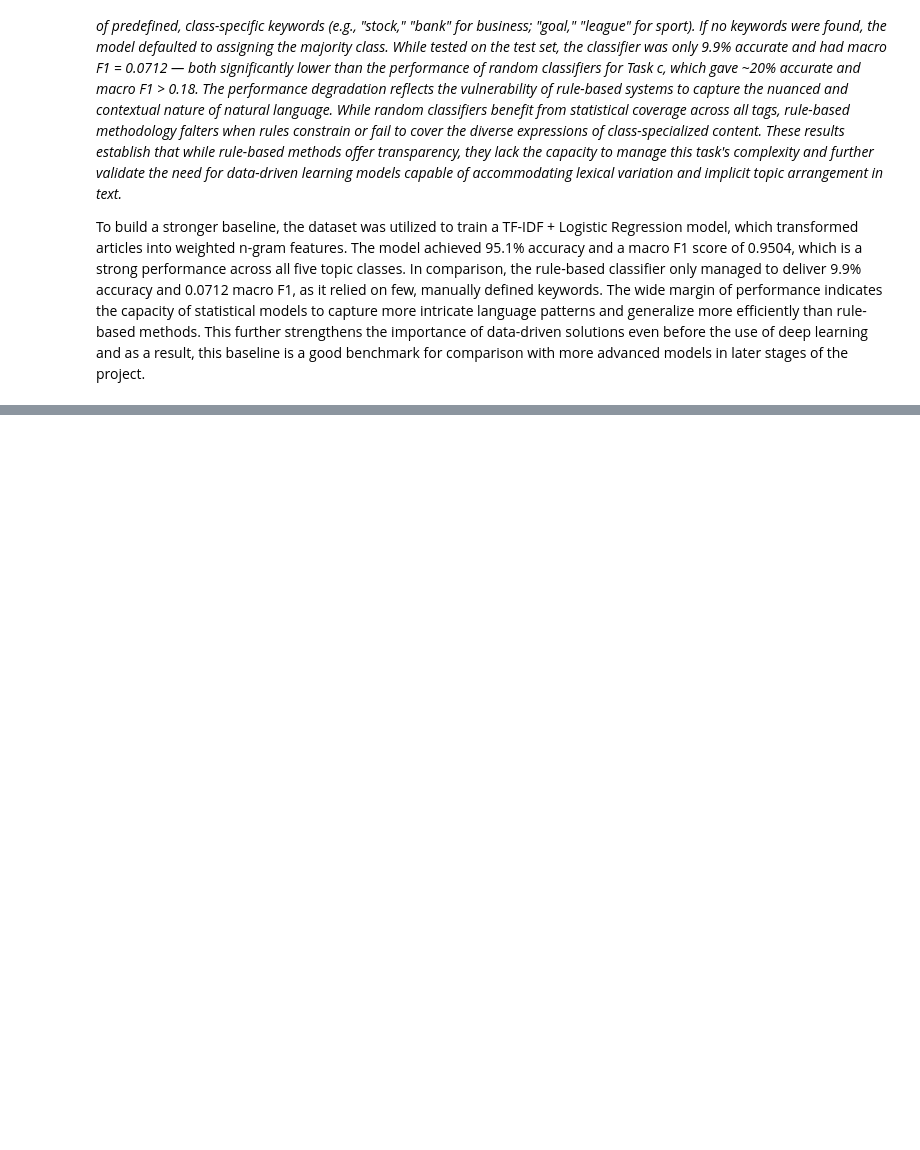
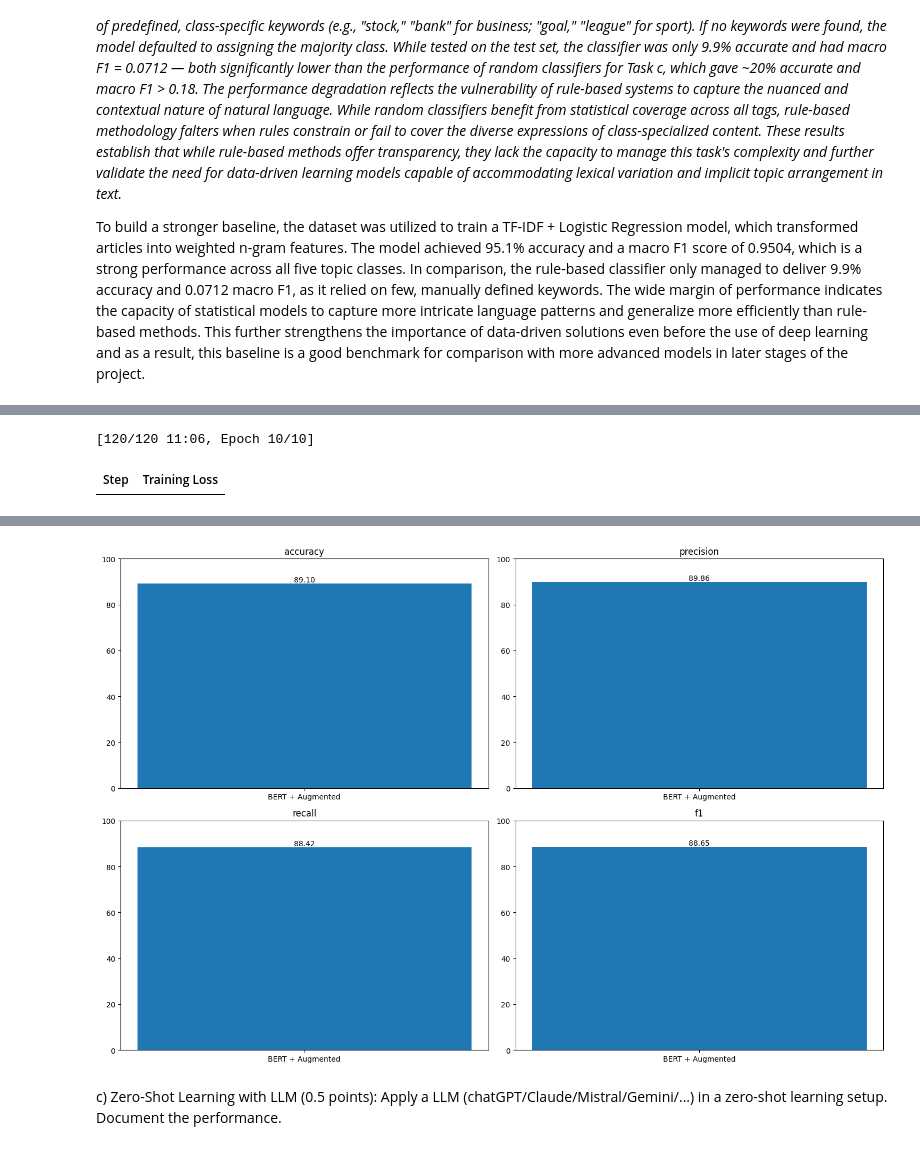
Before and after one commit to mjaleman02/AdvancedNLP_BBCnews, a Jupyter notebook: NLPfinal_bbcnews.ipynb, the cells around one changed output, grey strips where cells are left out. Cells and saved outputs as stored; diff of their text form; code cells hidden in the pictures; blank space fills up the shorter version.

```diff
--- a/NLPfinal_bbcnews.ipynb
+++ b/NLPfinal_bbcnews.ipynb
@@ -614,0 +757,70 @@ To build a stronger baseline, the dataset was utilized to train a TF-IDF + Logis
+# %%
+# Initialize synonym augmenter
+aug = naw.SynonymAug(aug_src="wordnet")
+
+# Generate 2 augmented versions per original text
+augmented_texts = []
+augmented_labels = []
+
+for example in labeled_dataset_32:
+    text = example['text']
+    label = example['label']
+
+    # Original text
+    augmented_texts.append(text)
+    augmented_labels.append(label)
+
+    # 2 aumented texts using synonyms
+    for _ in range(2):
+        try:
+            augmented = aug.augment(text)
+        except:
+            augmented = text  # Fallback if augmentation fails
+        augmented_texts.append(augmented)
+        augmented_labels.append(label)
+
+# Buils augmented dataset
+aug_dataset = Dataset.from_dict({
+    "text": augmented_texts,
+    "label": augmented_labels
+})
+
+# Tokenization using BertTokenizer
+train_dataset_tok_aug = aug_dataset.map(tokenize, batched=True)
+
+# Load BERT model for sequence classification
+model = AutoModelForSequenceClassification.from_pretrained("bert-base-uncased", num_labels=5)
+
+# Training setup
+training_args = TrainingArguments(
+    output_dir="./results_part_b",
+    learning_rate=2e-5,
+    per_device_train_batch_size=8,
+    num_train_epochs=10,
+    weight_decay=0.01,
+    logging_dir="./logs",
+    save_strategy="no"
+)
+
+# Trainer
+trainer = Trainer(
+    model=model,
+    args=training_args,
+    train_dataset=train_dataset_tok_aug,
+    eval_dataset=test_dataset_tok,
+    tokenizer=tokenizer
+)
+
+# Train the model
+trainer.train()
+
+# Evaluate predictions
+pred = trainer.predict(test_dataset_tok)
+y_pred = np.argmax(pred.predictions, axis=1)
+y_true = test_dataset_tok["label"]
+
+# Run evaluation metrics
+metrics = Metrics()
+metrics.run(y_true, y_pred, method_name="BERT + Augmented")
+metrics.plot()
+# %% [output]
@@ -614,0 +844,2 @@ To build a stronger baseline, the dataset was utilized to train a TF-IDF + Logis
+[120/120 11:06, Epoch 10/10]
+| Step | Training Loss |
@@ -614,0 +847,3 @@ To build a stronger baseline, the dataset was utilized to train a TF-IDF + Logis
+[figure, added]
+# %% [markdown]
+c) Zero-Shot Learning with LLM (0.5 points): Apply a LLM (chatGPT/Claude/Mistral/Gemini/...) in a zero-shot learning setup. Document the performance.
```
Also changed, not shown: parts of 24 cells of this notebook, 2 other files.
